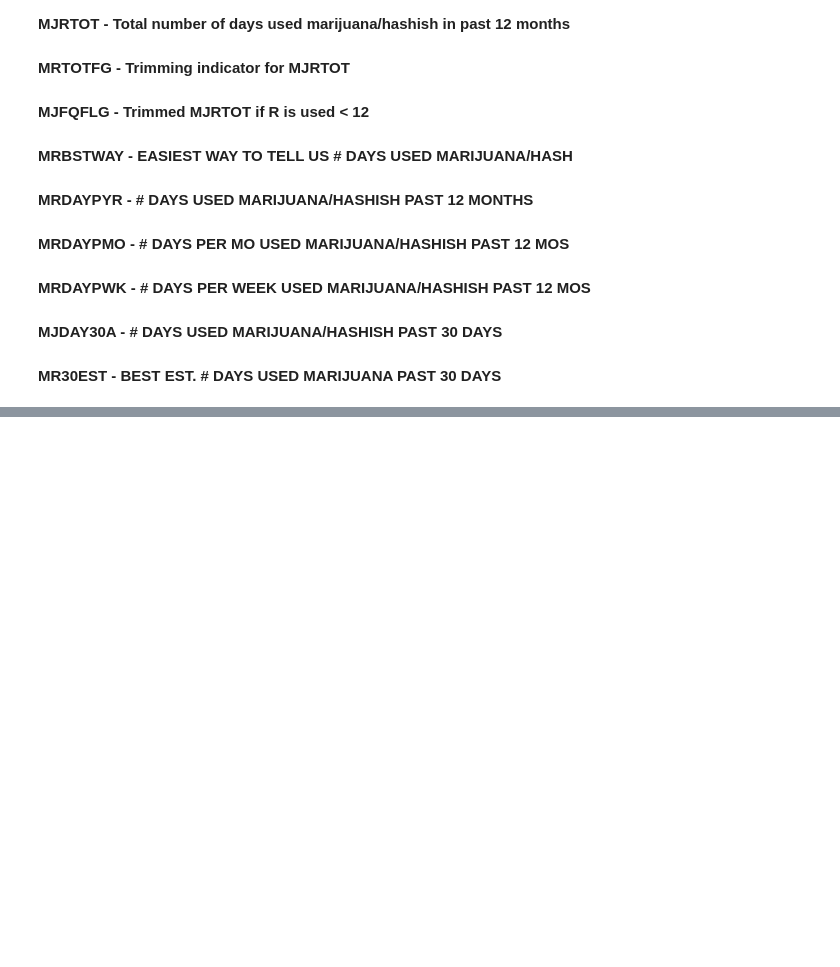
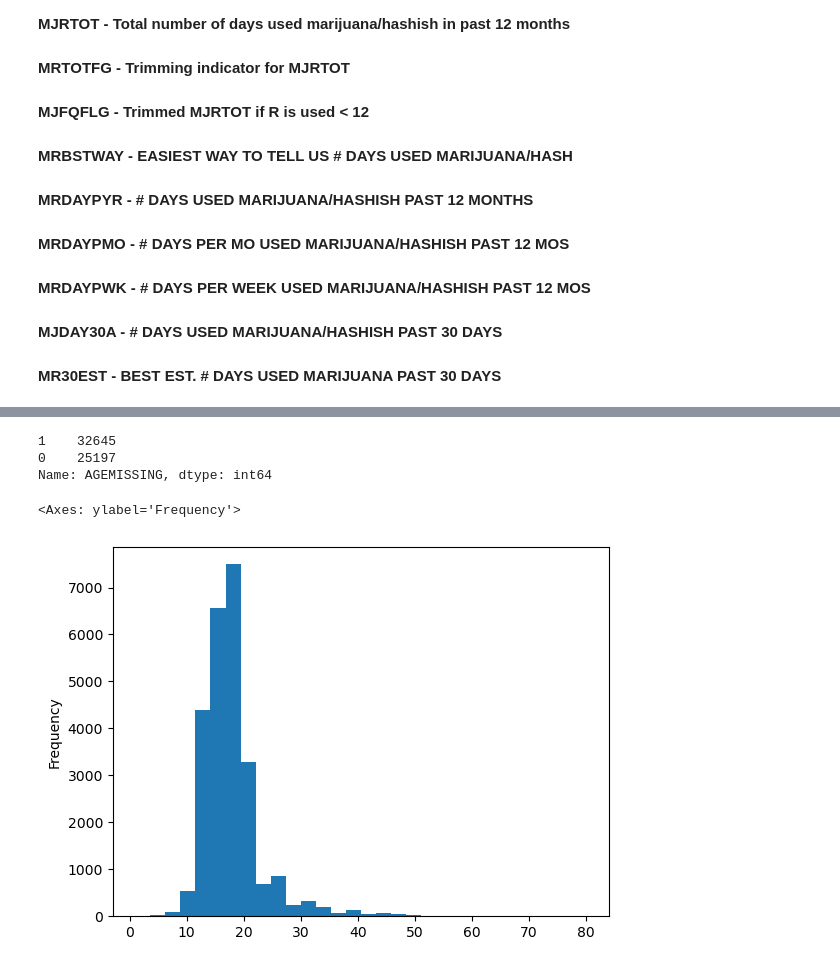
Before and after one commit to melissaprax/substance-use-mental-illness-analysis, a Jupyter notebook: starter.ipynb, the cells around one changed output, grey strips where cells are left out. Saved outputs shown, nothing was run; the diff lists cells and outputs as text; code cells hidden in the pictures; blank space fills up the shorter version.

```diff
--- a/starter.ipynb
+++ b/starter.ipynb
@@ -156,0 +167,10 @@ TARGETS = [
+# %%
+# Preprocess the features
+
+FEATURES = data[MJ_CODES]
+
+# Rename FEATURES as df
+df = FEATURES.copy()
+
+# Inspect df
+df.info()
@@ -156,0 +213,9 @@ TARGETS = [
+# %%
+# q: What do we do with every other value aside from 1 and 2 in MJEVER?
+# a: We drop them. They are not useful for our analysis.
+
+# Drop all rows where MJEVER is not 1 or 2
+df = df[df['MJEVER'].isin([1,2])]
+
+# Check that we have only 1 and 2 in MJEVER
+df['MJEVER'].value_counts()
@@ -156,0 +226,7 @@ TARGETS = [
+# %%
+# Change the 2s in MJEVER to 0s
+
+df.loc[df['MJEVER'] == 2, 'MJEVER'] = 0
+
+# Inspect changes
+df['MJEVER'].value_counts()
@@ -156,0 +263,10 @@ TARGETS = [
+# %%
+# Create a new variable called AGEMISSING that is equal to 1 if MJAGE is 985, 991, 994, 997, or 998 and 0 otherwise.
+
+df['AGEMISSING'] = [1 if x in [985, 991, 994, 997, 998] else 0 for x in df['MJAGE']]
+
+df.AGEMISSING.value_counts()
+# %% [output]
+1    32645
+0    25197
+Name: AGEMISSING, dtype: int64
@@ -156,0 +275,10 @@ TARGETS = [
+# %%
+# Further inspect MJAGE to see how we can handle that field
+
+# Get all MJAGE values less than 82
+actual_ages = df[df['MJAGE'] < 82]['MJAGE']
+
+actual_ages.plot.hist(bins=30)
+# %% [output]
+<Axes: ylabel='Frequency'>
+[figure, added]
```
Also changed, not shown: parts of 50 cells of this notebook.
